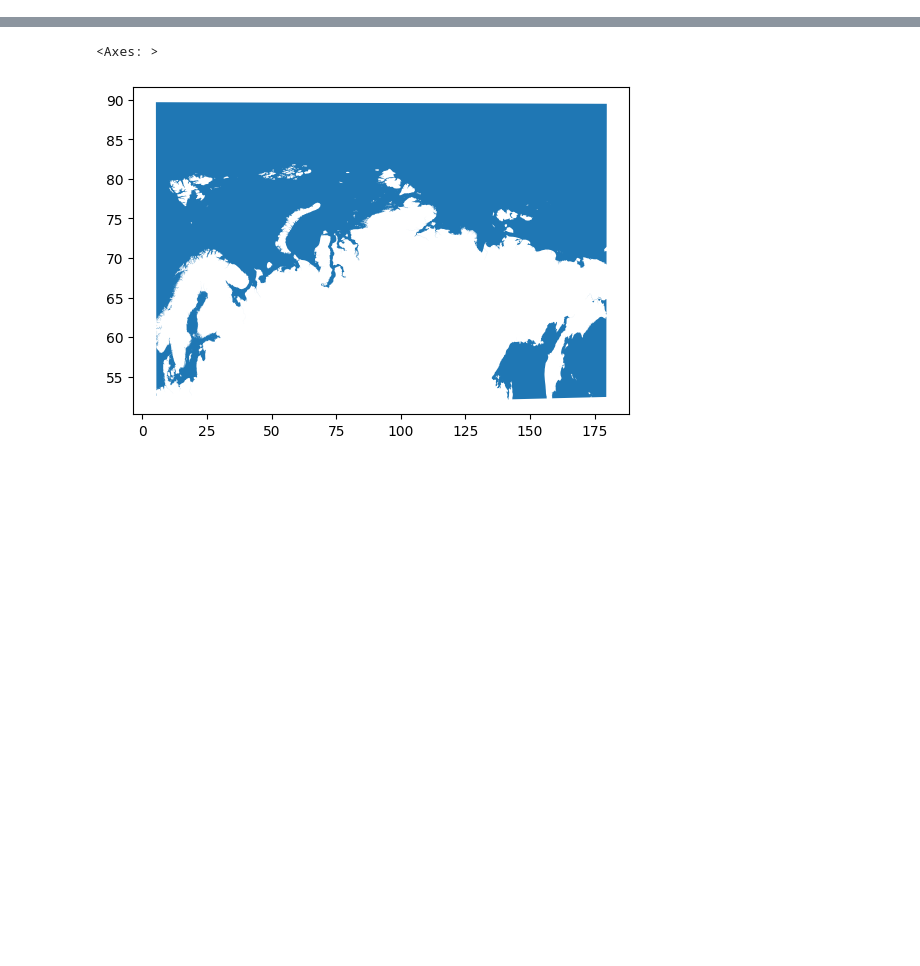
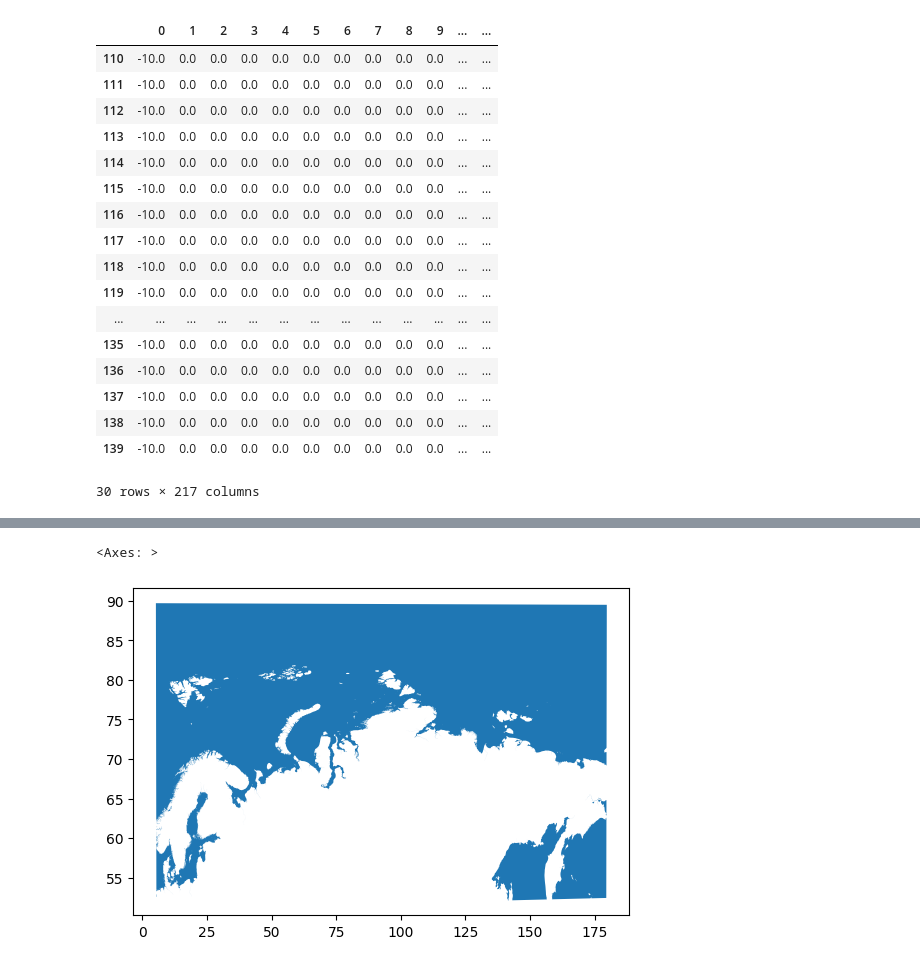
Before and after one commit to SamocatBestTeam/Ledokolych, a Jupyter notebook: data_loading.ipynb, the cells around one changed output, grey strips where cells are left out. Saved outputs shown, nothing was run; the diff lists cells and outputs as text; code cells hidden in the pictures; blank space fills up the shorter version.

```diff
--- a/data_loading.ipynb
+++ b/data_loading.ipynb
@@ -15,0 +81,21 @@ data_weeks = [
+# %%
+data_weeks[0][110:140]
+# %% [output]
+|  | 0 | 1 | 2 | 3 | 4 | 5 | 6 | 7 | 8 | 9 | ... | ... |
+| 110 | -10.0 | 0.0 | 0.0 | 0.0 | 0.0 | 0.0 | 0.0 | 0.0 | 0.0 | 0.0 | ... | ... |
+| 111 | -10.0 | 0.0 | 0.0 | 0.0 | 0.0 | 0.0 | 0.0 | 0.0 | 0.0 | 0.0 | ... | ... |
+| 112 | -10.0 | 0.0 | 0.0 | 0.0 | 0.0 | 0.0 | 0.0 | 0.0 | 0.0 | 0.0 | ... | ... |
+| 113 | -10.0 | 0.0 | 0.0 | 0.0 | 0.0 | 0.0 | 0.0 | 0.0 | 0.0 | 0.0 | ... | ... |
+| 114 | -10.0 | 0.0 | 0.0 | 0.0 | 0.0 | 0.0 | 0.0 | 0.0 | 0.0 | 0.0 | ... | ... |
+| 115 | -10.0 | 0.0 | 0.0 | 0.0 | 0.0 | 0.0 | 0.0 | 0.0 | 0.0 | 0.0 | ... | ... |
+| 116 | -10.0 | 0.0 | 0.0 | 0.0 | 0.0 | 0.0 | 0.0 | 0.0 | 0.0 | 0.0 | ... | ... |
+| 117 | -10.0 | 0.0 | 0.0 | 0.0 | 0.0 | 0.0 | 0.0 | 0.0 | 0.0 | 0.0 | ... | ... |
+| 118 | -10.0 | 0.0 | 0.0 | 0.0 | 0.0 | 0.0 | 0.0 | 0.0 | 0.0 | 0.0 | ... | ... |
+| 119 | -10.0 | 0.0 | 0.0 | 0.0 | 0.0 | 0.0 | 0.0 | 0.0 | 0.0 | 0.0 | ... | ... |
+| ... | ... | ... | ... | ... | ... | ... | ... | ... | ... | ... | ... | ... |
+| 135 | -10.0 | 0.0 | 0.0 | 0.0 | 0.0 | 0.0 | 0.0 | 0.0 | 0.0 | 0.0 | ... | ... |
+| 136 | -10.0 | 0.0 | 0.0 | 0.0 | 0.0 | 0.0 | 0.0 | 0.0 | 0.0 | 0.0 | ... | ... |
+| 137 | -10.0 | 0.0 | 0.0 | 0.0 | 0.0 | 0.0 | 0.0 | 0.0 | 0.0 | 0.0 | ... | ... |
+| 138 | -10.0 | 0.0 | 0.0 | 0.0 | 0.0 | 0.0 | 0.0 | 0.0 | 0.0 | 0.0 | ... | ... |
+| 139 | -10.0 | 0.0 | 0.0 | 0.0 | 0.0 | 0.0 | 0.0 | 0.0 | 0.0 | 0.0 | ... | ... |
+30 rows × 217 columns
```
Also changed, not shown: parts of 14 cells of this notebook, 2 other files.
